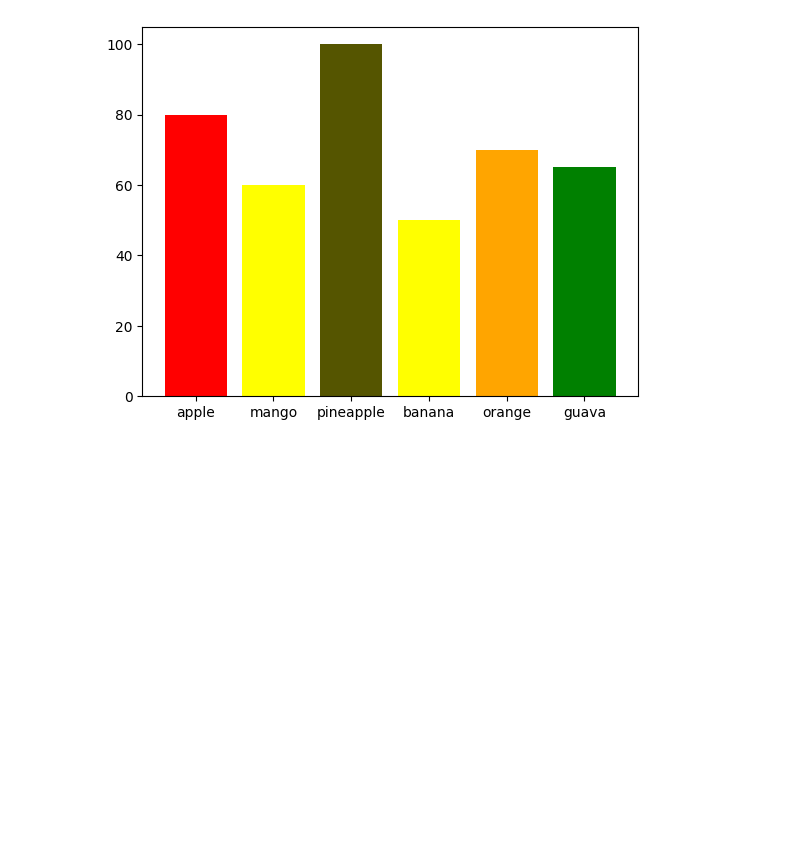
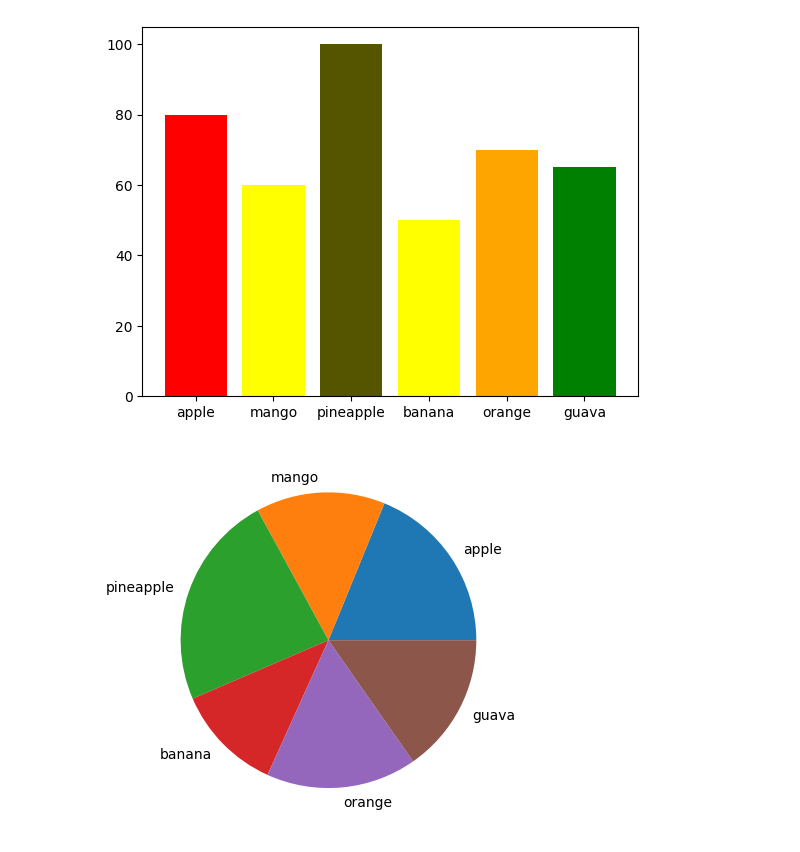
Before and after one commit to nayan00112/Python_Tutoriyals, a Jupyter notebook: libraries/matplotlib/matplotlib_learn.ipynb, the cells around one changed output. Drawn from its saved outputs; the diff is of its cells as text; code cells hidden in the pictures; blank space fills up the shorter version.

```diff
--- a/libraries/matplotlib/matplotlib_learn.ipynb
+++ b/libraries/matplotlib/matplotlib_learn.ipynb
@@ -200,3 +200,11 @@ plt.bar(x, y, color=color)
 # %% [output]
 <BarContainer object of 6 artists>
 [figure]
+# %%
+label = ["apple", "mango", "pineapple", "banana", "orange", "guava"]
+y = [80, 60, 100, 50, 70, 65]
+
+plt.pie(y, labels=label)
+plt.show()
+# %% [output]
+[figure, added]
```
Also changed, not shown: parts of 1 cell of this notebook.
